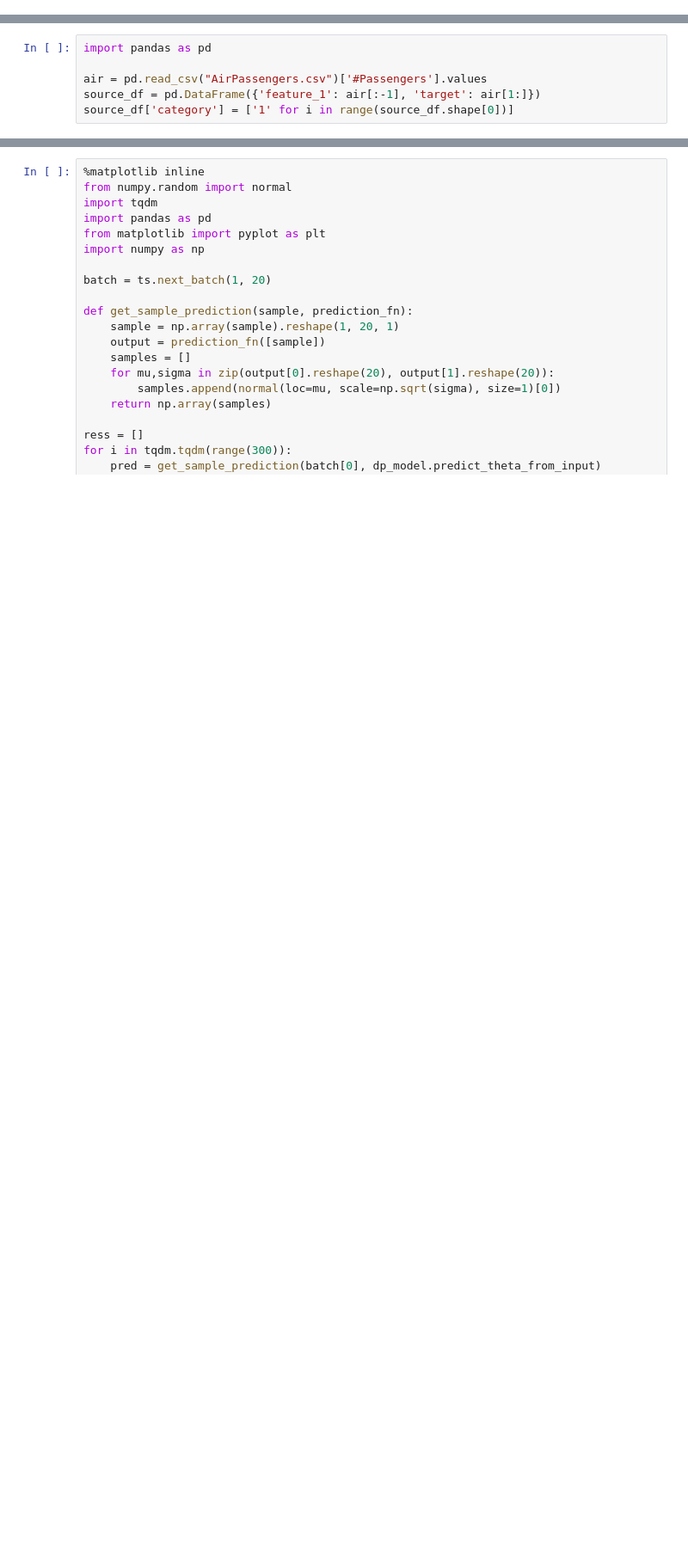
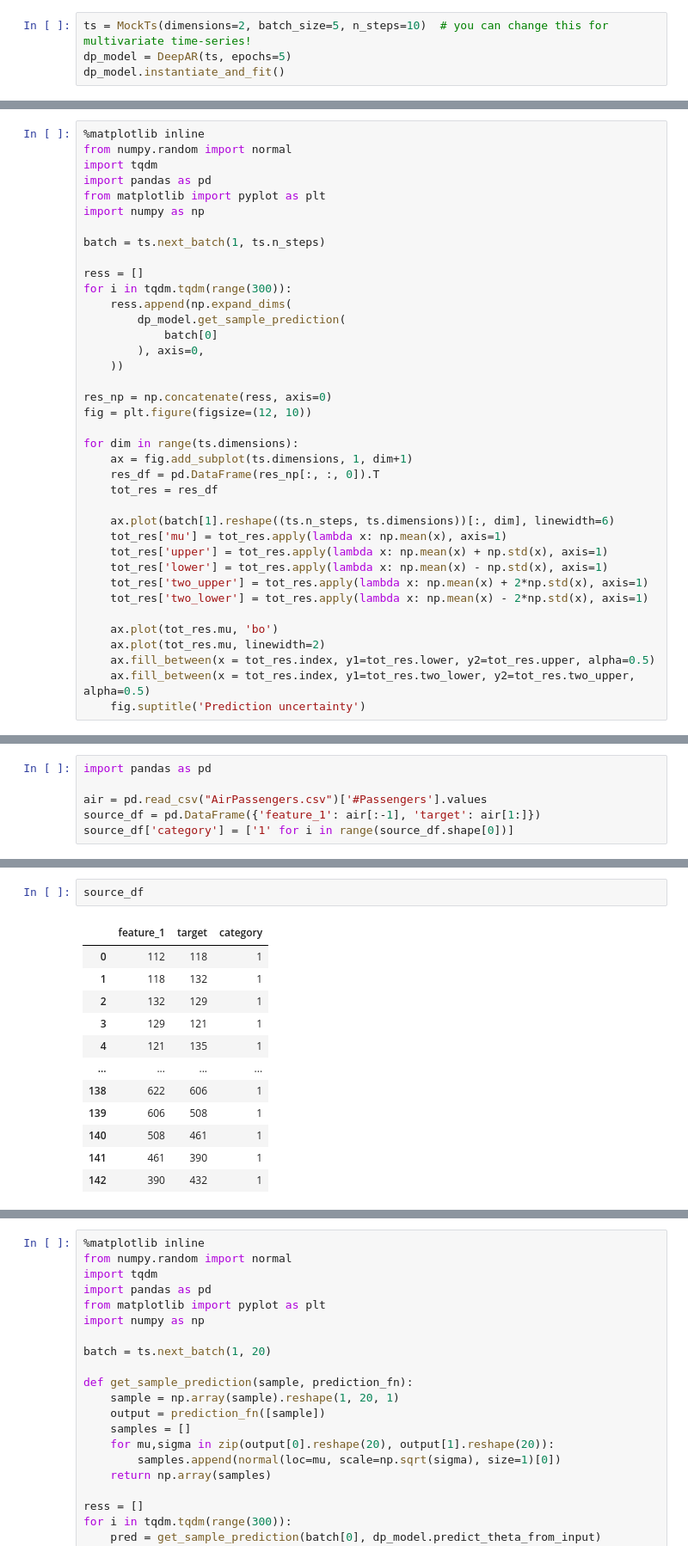
Before and after one commit to Olyco/deepar, a Jupyter notebook: DeepAR_playground.ipynb, the cells around one changed output, grey strips where cells are left out. Shown at 86% size. Saved outputs shown, nothing was run; the diff lists cells and outputs as text; blank space fills up the shorter version.

```diff
--- a/DeepAR_playground.ipynb
+++ b/DeepAR_playground.ipynb
@@ -30,0 +591,4 @@ Requirement already satisfied: MarkupSafe>=2.1.1 in /usr/local/lib/python3.11/di
+# %%
+ts = MockTs(dimensions=2, batch_size=5, n_steps=10)  # you can change this for multivariate time-series!
+dp_model = DeepAR(ts, epochs=5)
+dp_model.instantiate_and_fit()
@@ -30,0 +663,38 @@ Requirement already satisfied: MarkupSafe>=2.1.1 in /usr/local/lib/python3.11/di
+# %%
+%matplotlib inline
+from numpy.random import normal
+import tqdm
+import pandas as pd
+from matplotlib import pyplot as plt
+import numpy as np
+
+batch = ts.next_batch(1, ts.n_steps)
+
+ress = []
+for i in tqdm.tqdm(range(300)):
+    ress.append(np.expand_dims(
+        dp_model.get_sample_prediction(
+            batch[0]
+        ), axis=0,
+    ))
+
+res_np = np.concatenate(ress, axis=0)
+fig = plt.figure(figsize=(12, 10))
+
+for dim in range(ts.dimensions):
+    ax = fig.add_subplot(ts.dimensions, 1, dim+1)
+    res_df = pd.DataFrame(res_np[:, :, 0]).T
+    tot_res = res_df
+
+    ax.plot(batch[1].reshape((ts.n_steps, ts.dimensions))[:, dim], linewidth=6)
+    tot_res['mu'] = tot_res.apply(lambda x: np.mean(x), axis=1)
+    tot_res['upper'] = tot_res.apply(lambda x: np.mean(x) + np.std(x), axis=1)
+    tot_res['lower'] = tot_res.apply(lambda x: np.mean(x) - np.std(x), axis=1)
+    tot_res['two_upper'] = tot_res.apply(lambda x: np.mean(x) + 2*np.std(x), axis=1)
+    tot_res['two_lower'] = tot_res.apply(lambda x: np.mean(x) - 2*np.std(x), axis=1)
+
+    ax.plot(tot_res.mu, 'bo')
+    ax.plot(tot_res.mu, linewidth=2)
+    ax.fill_between(x = tot_res.index, y1=tot_res.lower, y2=tot_res.upper, alpha=0.5)
+    ax.fill_between(x = tot_res.index, y1=tot_res.two_lower, y2=tot_res.two_upper, alpha=0.5)
+    fig.suptitle('Prediction uncertainty')
@@ -36,0 +724,15 @@ source_df['category'] = ['1' for i in range(source_df.shape[0])]
+# %%
+source_df
+# %% [output]
+|  | feature_1 | target | category |
+| 0 | 112 | 118 | 1 |
+| 1 | 118 | 132 | 1 |
+| 2 | 132 | 129 | 1 |
+| 3 | 129 | 121 | 1 |
+| 4 | 121 | 135 | 1 |
+| ... | ... | ... | ... |
+| 138 | 622 | 606 | 1 |
+| 139 | 606 | 508 | 1 |
+| 140 | 508 | 461 | 1 |
+| 141 | 461 | 390 | 1 |
+| 142 | 390 | 432 | 1 |
```
Also changed, not shown: parts of 17 cells of this notebook.
